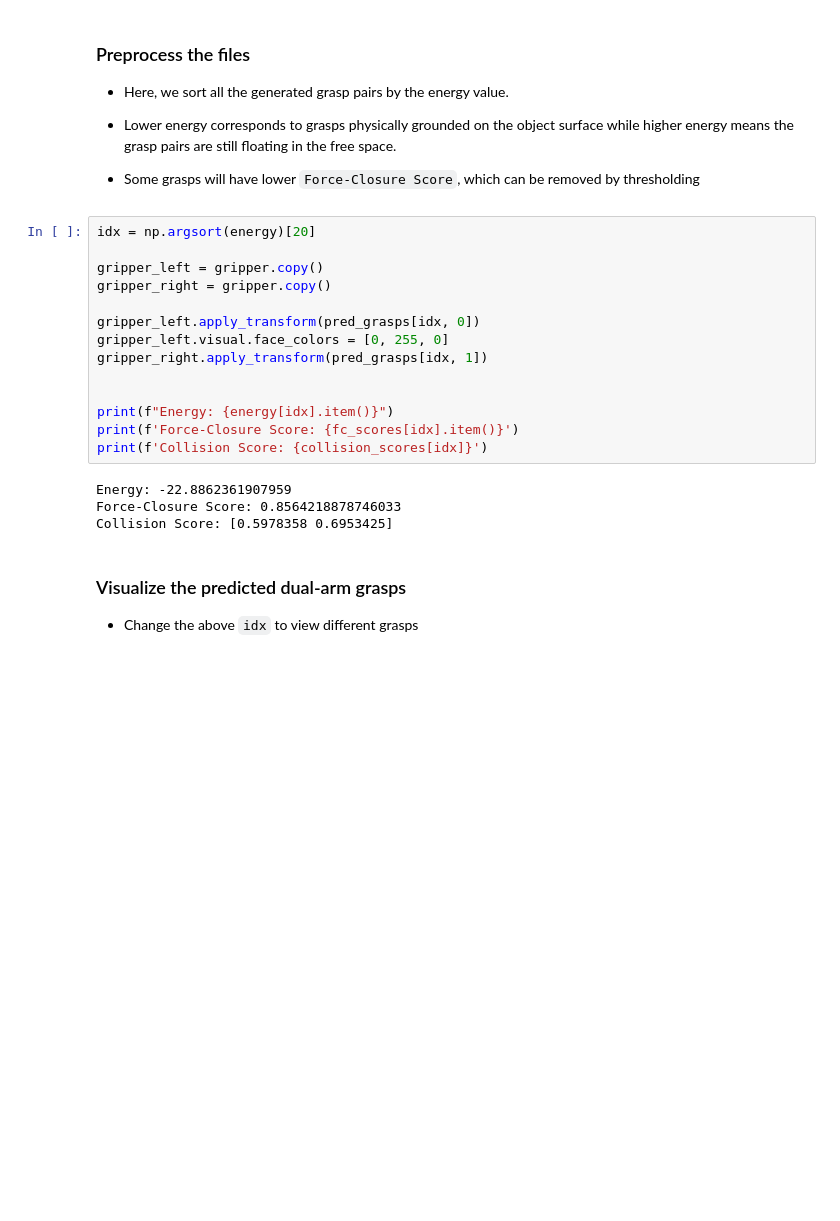
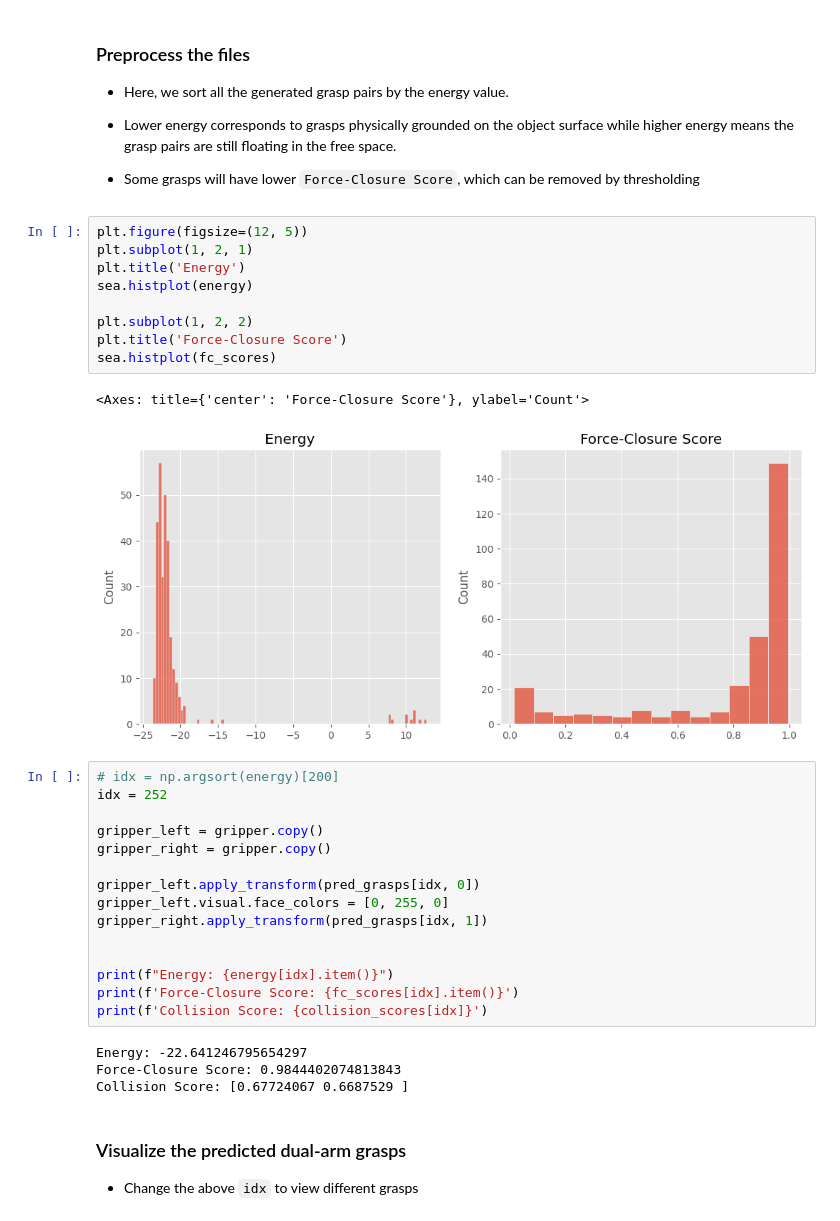
Before and after one commit to DAG-Diff/dual-arm-grasp-diffusion, a Jupyter notebook: notebooks/viz_grasps.ipynb, the cells around one changed output. Cells and saved outputs as stored; diff of their text form; blank space fills up the shorter version.

```diff
--- a/notebooks/viz_grasps.ipynb
+++ b/notebooks/viz_grasps.ipynb
@@ -43,8 +45,21 @@ output.apply_transform(T)
 - Lower energy corresponds to grasps physically grounded on the object surface while higher energy means the grasp pairs are still floating in the free space.
 
 - Some grasps will have lower `Force-Closure Score`, which can be removed by thresholding
+# %%
+plt.figure(figsize=(12, 5))
+plt.subplot(1, 2, 1)
+plt.title('Energy')
+sea.histplot(energy)
+
+plt.subplot(1, 2, 2)
+plt.title('Force-Closure Score')
+sea.histplot(fc_scores)
+# %% [output]
+<Axes: title={'center': 'Force-Closure Score'}, ylabel='Count'>
+[figure, added]
 # %%
-idx = np.argsort(energy)[20]
+# idx = np.argsort(energy)[200]
+idx = 252
 
 gripper_left = gripper.copy()
 gripper_right = gripper.copy()
@@ -58,9 +73,9 @@ print(f"Energy: {energy[idx].item()}")
 print(f'Force-Closure Score: {fc_scores[idx].item()}')
 print(f'Collision Score: {collision_scores[idx]}')
 # %% [output]
-Energy: -22.8862361907959
-Force-Closure Score: 0.8564218878746033
-Collision Score: [0.5978358 0.6953425]
+Energy: -22.641246795654297
+Force-Closure Score: 0.9844402074813843
+Collision Score: [0.67724067 0.6687529 ]
 # %% [markdown]
 ### Visualize the predicted dual-arm grasps
 
```
Also changed, not shown: parts of 4 cells of this notebook, 19 other files.
